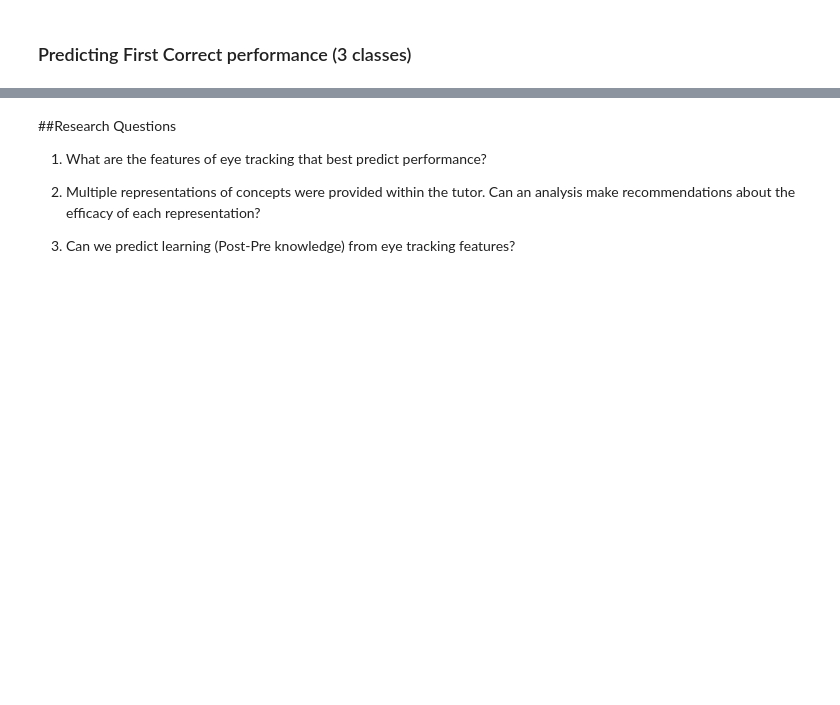
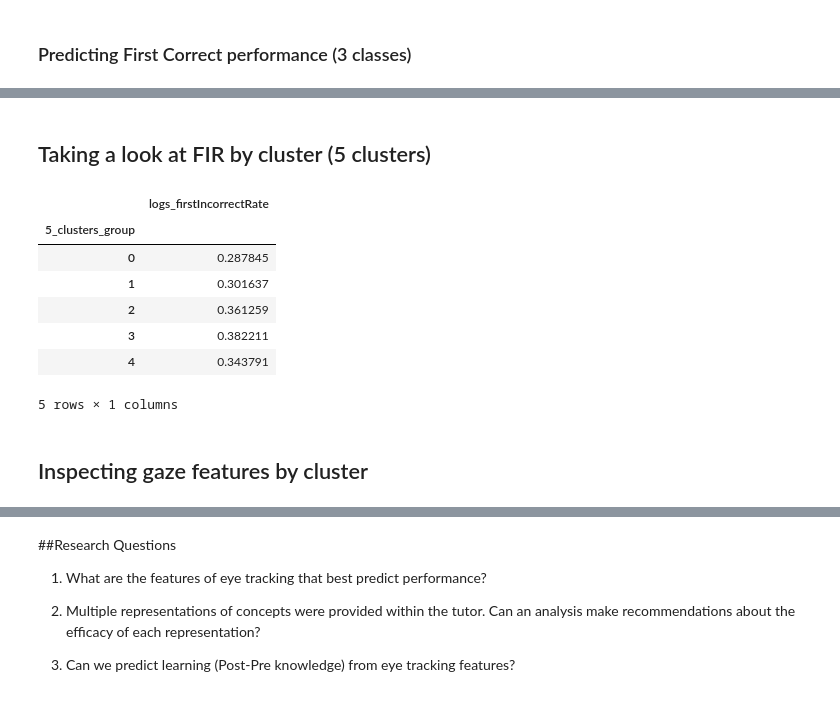
Before and after one commit to cmgerber/Edu_ML_Final_Project, a Jupyter notebook: ipython_notebooks/Eye_Tracking_Analysis.ipynb, the cells around one changed output, grey strips where cells are left out. Drawn from its saved outputs; the diff is of its cells as text; code cells hidden in the pictures; blank space fills up the shorter version.

```diff
--- a/ipython_notebooks/Eye_Tracking_Analysis.ipynb
+++ b/ipython_notebooks/Eye_Tracking_Analysis.ipynb
@@ -510,3 +485,30 @@ U2 :  -0.0235035753207
+# %% [markdown]
+## Taking a look at FIR by cluster (5 clusters)
+# %%
+#Making a copy of the master dataframe
+df_all_data2 = df_all_data
+
+cluster_5 = ['k5_0', 'k5_1', 'k5_2', 'k5_3', 'k5_4']
+
+def find_cluster(x):
+    for cluster in cluster_5:
+        if x[cluster] == 1:
+            return cluster_5.index(cluster)
+
+df_all_data2['5_clusters_group'] = df_all_data2.apply(find_cluster, axis=1)
+# %%
+df_all_data2.pivot_table(rows=['5_clusters_group'], values=['logs_firstIncorrectRate'], aggfunc=np.mean)
+# %% [output]
+|  | logs_firstIncorrectRate |
+| 5_clusters_group |  |
+| 0 | 0.287845 |
+| 1 | 0.301637 |
+| 2 | 0.361259 |
+| 3 | 0.382211 |
+| 4 | 0.343791 |
+5 rows × 1 columns
+# %% [markdown]
+## Inspecting gaze features by cluster
 # %%
 df_gaze_features = df_all_data[gaze_cols]
 df_gaze_features_clusters = df_gaze_features.join(df_cluster_features)
```
Also changed, not shown: parts of 14 cells of this notebook.
